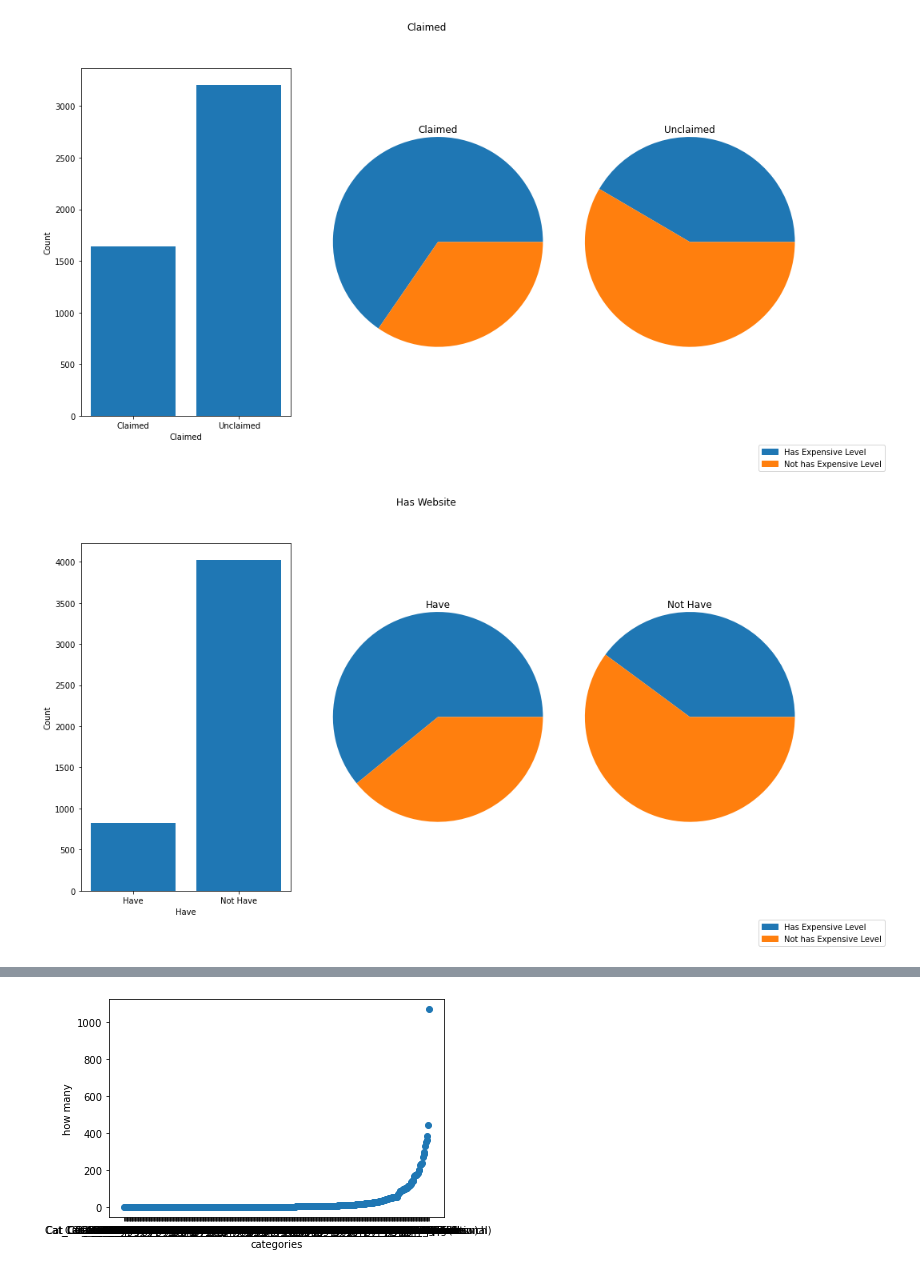
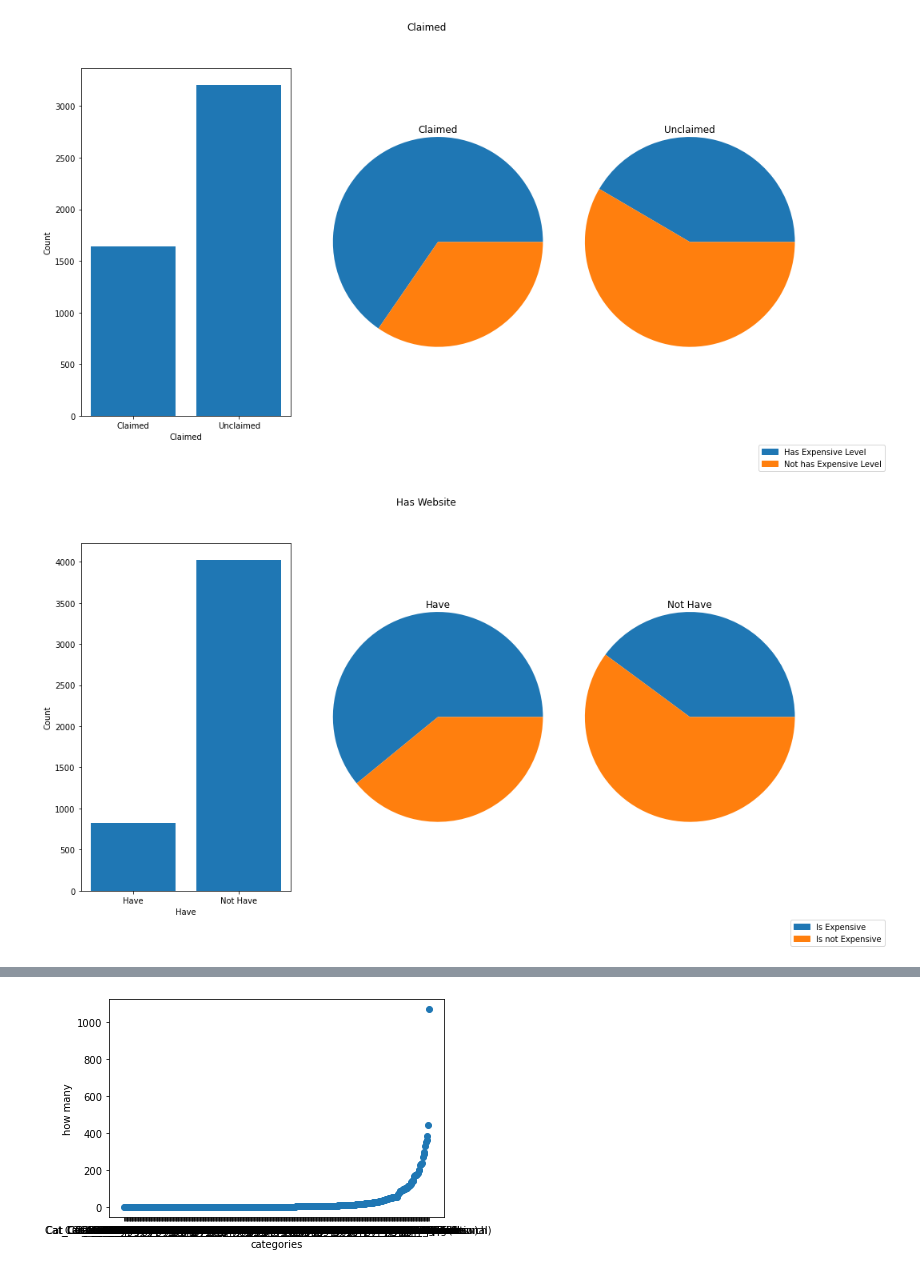
Before and after one commit to omer-priel/TheRootOfDataScience, a Jupyter notebook: notebooks/main_omer.ipynb, the cells around one changed output, grey strips where cells are left out. Saved outputs shown, nothing was run; the diff lists cells and outputs as text; code cells hidden in the pictures.

```diff
--- a/notebooks/main_omer.ipynb
+++ b/notebooks/main_omer.ipynb
@@ -84,6 +84,9 @@ df.reset_index(drop=True, inplace=True)
 legend_colors = ['tab:blue', 'tab:orange']
 # %%
 target_column = "HasExpensiveLevel"
+target_column_label = "Is Expensive"
+target_column_label_true = "Is Expensive"
+target_column_label_false = "Is not Expensive"
 
 prime_flag_columns = [
     'Claimed', 'HasWebsite'
@@ -92,7 +95,7 @@ prime_flag_columns = [
 prime_countable_columns = [
     'Stars',
     'SubCategoriesCount', 'AttributesCount',
-    'QuestionsCount', 'WeeklyBreaks', 'WeeklyDays',
+    'QuestionsCount', 'WeeklyBreaks', 'WeeklyDays'
 ]
 prime_non_countable_columns = [
      'Reviews', 'Photos',
@@ -116,7 +119,7 @@ df[prime_columns + [target_column]].describe()
 # %%
 # Visuation per column and between columns
 
-def disply_count_of_flag_column(column_name: str, column_label: str, true_label: str, false_label: str, labels):
+def disply_count_of_flag_column(column_name: str, column_label: str, true_label: str, false_label: str, labels: list):
     global legend_colors, df, target_column
 
     df_sp = df[[target_column, column_name]]
@@ -254,11 +326,11 @@ if SHOW_IN_DEVELOPMENT:
 # %%
 # Has Website
 
 if SHOW_IN_DEVELOPMENT:
     disply_count_of_flag_column('HasWebsite', 'Has Website', 'Have', 'Not Have',
-                                ['Has Expensive Level', 'Not has Expensive Level'])
+                                [target_column_label_true, target_column_label_false])
 # %% [output]
-[figure, old version]
+[figure, new version]
 # %%
 # Shows how much data we have for each value in each feature
 
```
Also changed, not shown: parts of 11 cells of this notebook.
